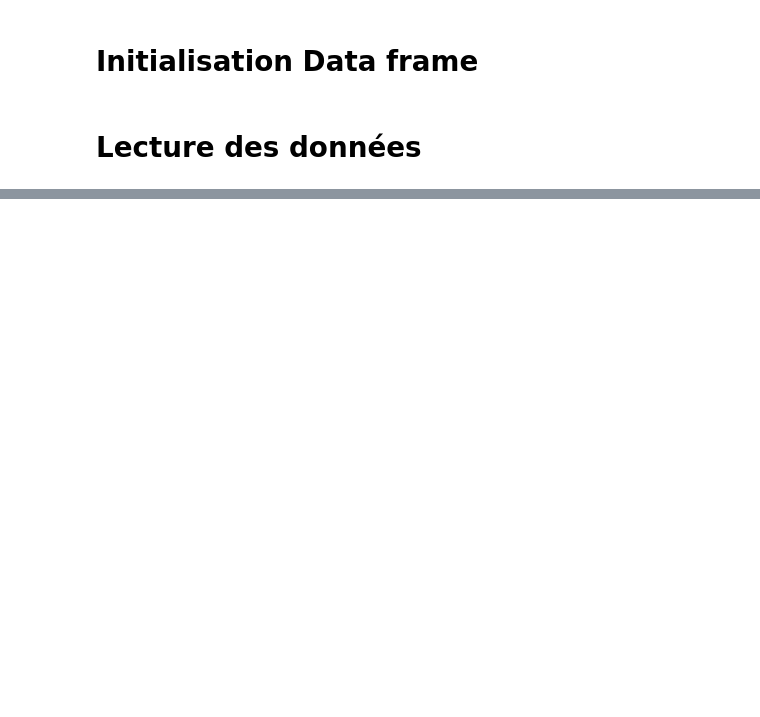
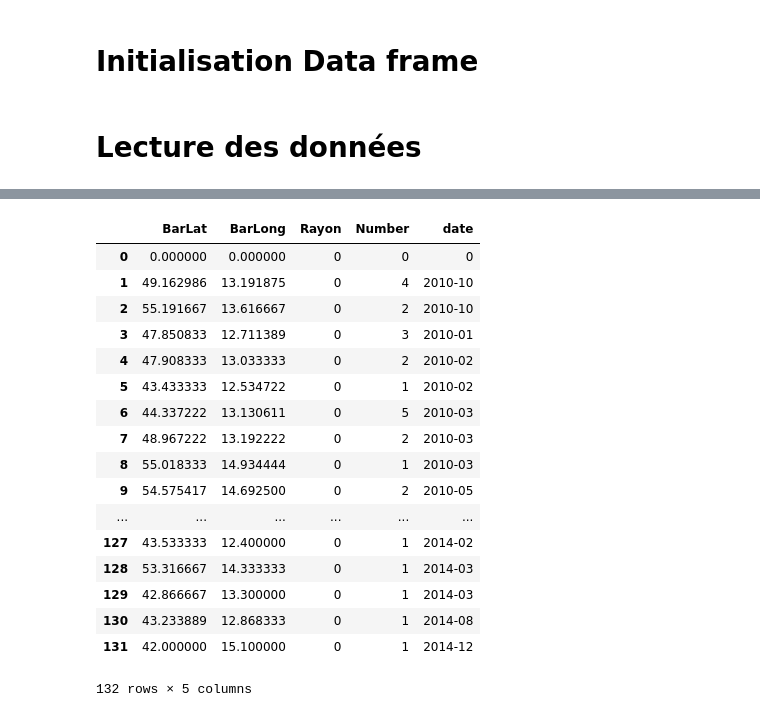
Before and after one commit to ifrebault/PiracyAttackPrediction, a Jupyter notebook: Machine_learning/clusterMonth.ipynb, the cells around one changed output, grey strips where cells are left out. Drawn from its saved outputs; the diff is of its cells as text; code cells hidden in the pictures; blank space fills up the shorter version.

```diff
--- a/Machine_learning/clusterMonth.ipynb
+++ b/Machine_learning/clusterMonth.ipynb
@@ -114,0 +139,21 @@ k=0
+# %%
+dfinal
+# %% [output]
+|  | BarLat | BarLong | Rayon | Number | date |
+| 0 | 0.000000 | 0.000000 | 0 | 0 | 0 |
+| 1 | 49.162986 | 13.191875 | 0 | 4 | 2010-10 |
+| 2 | 55.191667 | 13.616667 | 0 | 2 | 2010-10 |
+| 3 | 47.850833 | 12.711389 | 0 | 3 | 2010-01 |
+| 4 | 47.908333 | 13.033333 | 0 | 2 | 2010-02 |
+| 5 | 43.433333 | 12.534722 | 0 | 1 | 2010-02 |
+| 6 | 44.337222 | 13.130611 | 0 | 5 | 2010-03 |
+| 7 | 48.967222 | 13.192222 | 0 | 2 | 2010-03 |
+| 8 | 55.018333 | 14.934444 | 0 | 1 | 2010-03 |
+| 9 | 54.575417 | 14.692500 | 0 | 2 | 2010-05 |
+| ... | ... | ... | ... | ... | ... |
+| 127 | 43.533333 | 12.400000 | 0 | 1 | 2014-02 |
+| 128 | 53.316667 | 14.333333 | 0 | 1 | 2014-03 |
+| 129 | 42.866667 | 13.300000 | 0 | 1 | 2014-03 |
+| 130 | 43.233889 | 12.868333 | 0 | 1 | 2014-08 |
+| 131 | 42.000000 | 15.100000 | 0 | 1 | 2014-12 |
+132 rows × 5 columns
```
Also changed, not shown: parts of 9 cells of this notebook, 1 other file.
